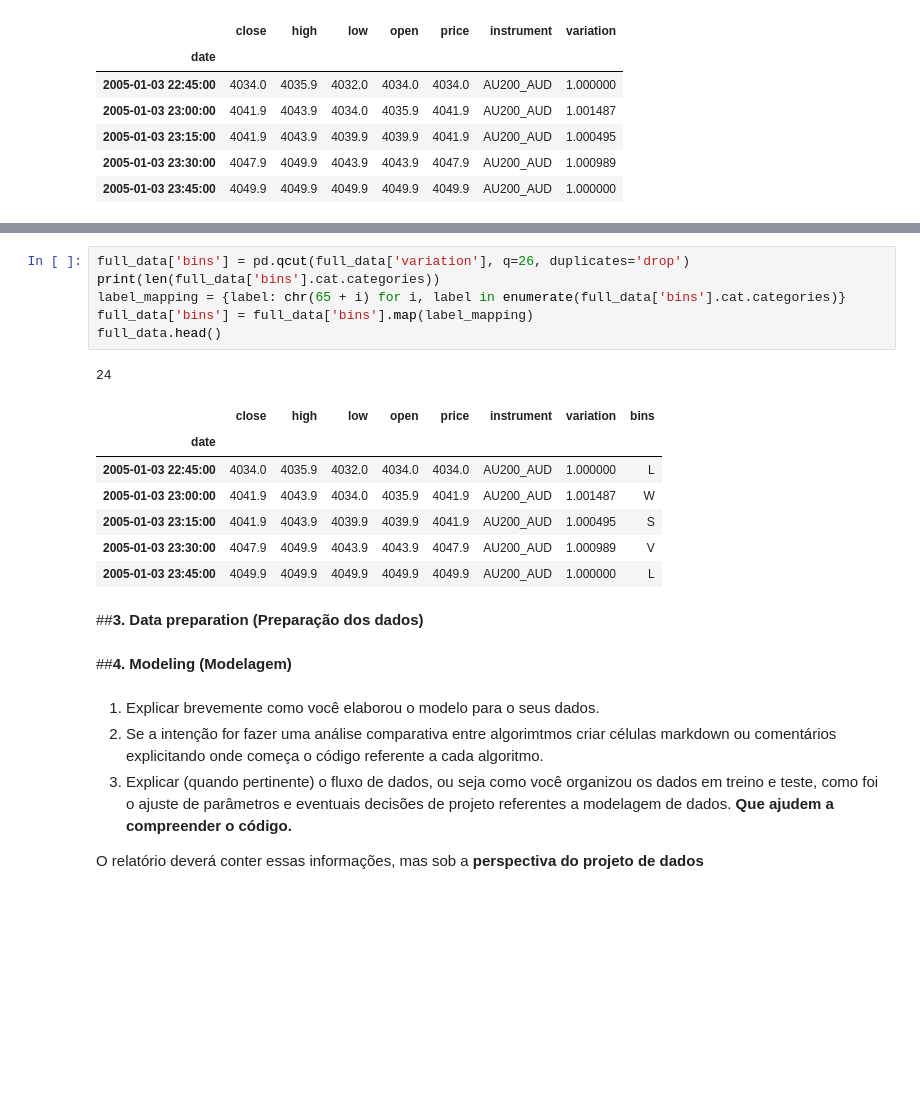
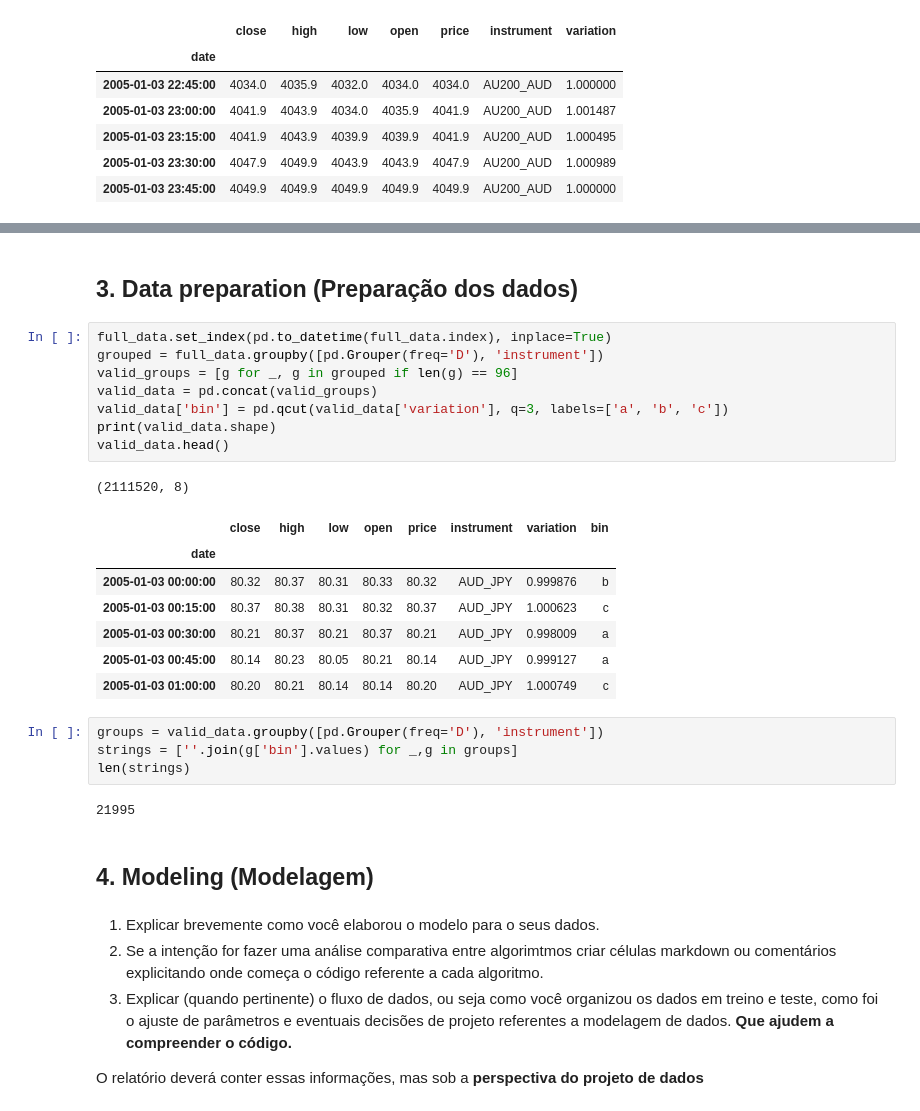
Before and after one commit to jorgesilva2407/Frequent-Pattern-Mining-in-Intraday-Financial-Data, a Jupyter notebook: Frequent_Pattern_Mining_in_Intraday_Financial_Data.ipynb, the cells around one changed output, grey strips where cells are left out. Drawn from its saved outputs; the diff is of its cells as text; blank space fills up the shorter version.

Commit message:
Preparação de Dados + Modelagem

```diff
--- a/Frequent_Pattern_Mining_in_Intraday_Financial_Data.ipynb
+++ b/Frequent_Pattern_Mining_in_Intraday_Financial_Data.ipynb
@@ -159,23 +172,31 @@ plt.show()
 [figure]
-# %%
-full_data['bins'] = pd.qcut(full_data['variation'], q=26, duplicates='drop')
-print(len(full_data['bins'].cat.categories))
-label_mapping = {label: chr(65 + i) for i, label in enumerate(full_data['bins'].cat.categories)}
-full_data['bins'] = full_data['bins'].map(label_mapping)
-full_data.head()
-# %% [output]
-24
-|  | close | high | low | open | price | instrument | variation | bins |
-| date |  |  |  |  |  |  |  |  |
-| 2005-01-03 22:45:00 | 4034.0 | 4035.9 | 4032.0 | 4034.0 | 4034.0 | AU200_AUD | 1.000000 | L |
-| 2005-01-03 23:00:00 | 4041.9 | 4043.9 | 4034.0 | 4035.9 | 4041.9 | AU200_AUD | 1.001487 | W |
-| 2005-01-03 23:15:00 | 4041.9 | 4043.9 | 4039.9 | 4039.9 | 4041.9 | AU200_AUD | 1.000495 | S |
-| 2005-01-03 23:30:00 | 4047.9 | 4049.9 | 4043.9 | 4043.9 | 4047.9 | AU200_AUD | 1.000989 | V |
-| 2005-01-03 23:45:00 | 4049.9 | 4049.9 | 4049.9 | 4049.9 | 4049.9 | AU200_AUD | 1.000000 | L |
 # %% [markdown]
-##**3. Data preparation (Preparação dos dados)**
+## **3. Data preparation (Preparação dos dados)**
+# %%
+full_data.set_index(pd.to_datetime(full_data.index), inplace=True)
+grouped = full_data.groupby([pd.Grouper(freq='D'), 'instrument'])
+valid_groups = [g for _, g in grouped if len(g) == 96]
+valid_data = pd.concat(valid_groups)
+valid_data['bin'] = pd.qcut(valid_data['variation'], q=3, labels=['a', 'b', 'c'])
+print(valid_data.shape)
+valid_data.head()
+# %% [output]
+(2111520, 8)
+|  | close | high | low | open | price | instrument | variation | bin |
+| date |  |  |  |  |  |  |  |  |
+| 2005-01-03 00:00:00 | 80.32 | 80.37 | 80.31 | 80.33 | 80.32 | AUD_JPY | 0.999876 | b |
+| 2005-01-03 00:15:00 | 80.37 | 80.38 | 80.31 | 80.32 | 80.37 | AUD_JPY | 1.000623 | c |
+| 2005-01-03 00:30:00 | 80.21 | 80.37 | 80.21 | 80.37 | 80.21 | AUD_JPY | 0.998009 | a |
+| 2005-01-03 00:45:00 | 80.14 | 80.23 | 80.05 | 80.21 | 80.14 | AUD_JPY | 0.999127 | a |
+| 2005-01-03 01:00:00 | 80.20 | 80.21 | 80.14 | 80.14 | 80.20 | AUD_JPY | 1.000749 | c |
+# %%
+groups = valid_data.groupby([pd.Grouper(freq='D'), 'instrument'])
+strings = [''.join(g['bin'].values) for _,g in groups]
+len(strings)
+# %% [output]
+21995
 # %% [markdown]
-##**4. Modeling (Modelagem)**
+## **4. Modeling (Modelagem)**
 # %% [markdown]
 
 1.   Explicar brevemente como você elaborou o modelo para o seus dados.
```
Also changed, not shown: parts of 9 cells of this notebook, 1 other file.
